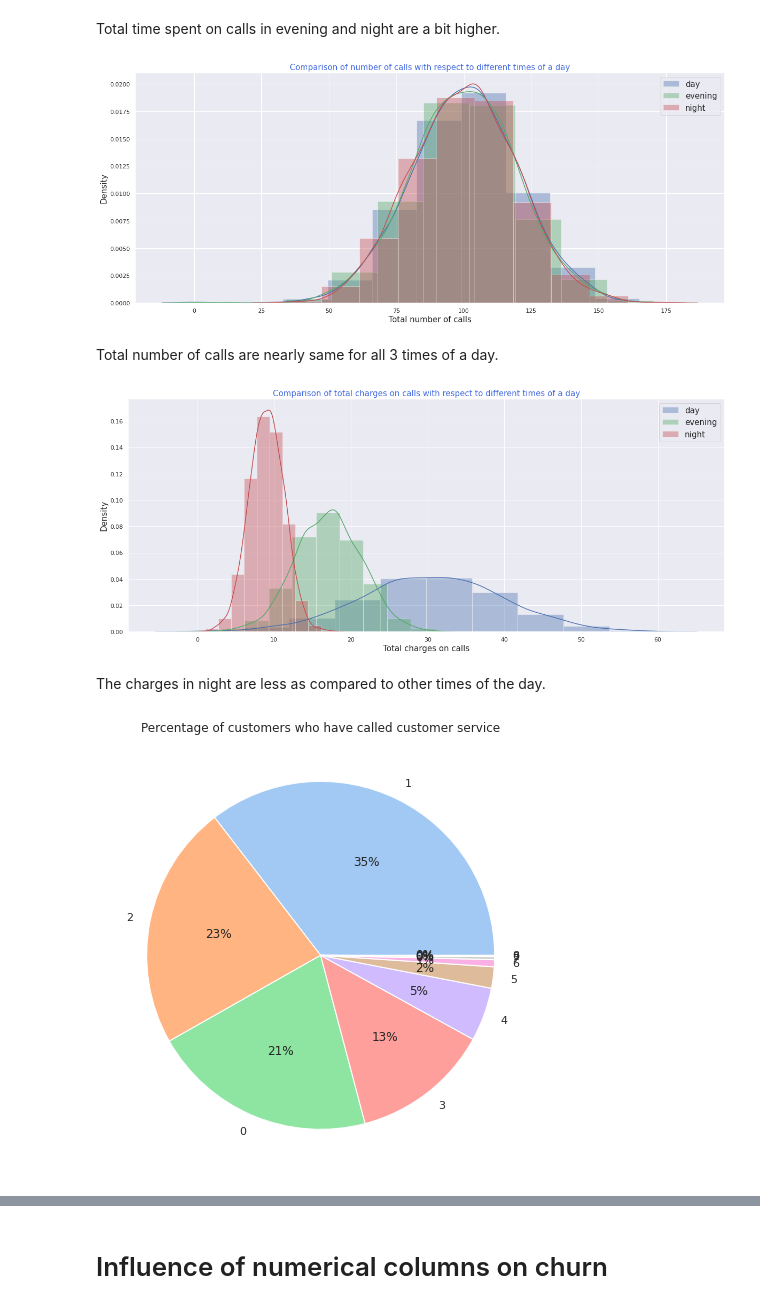
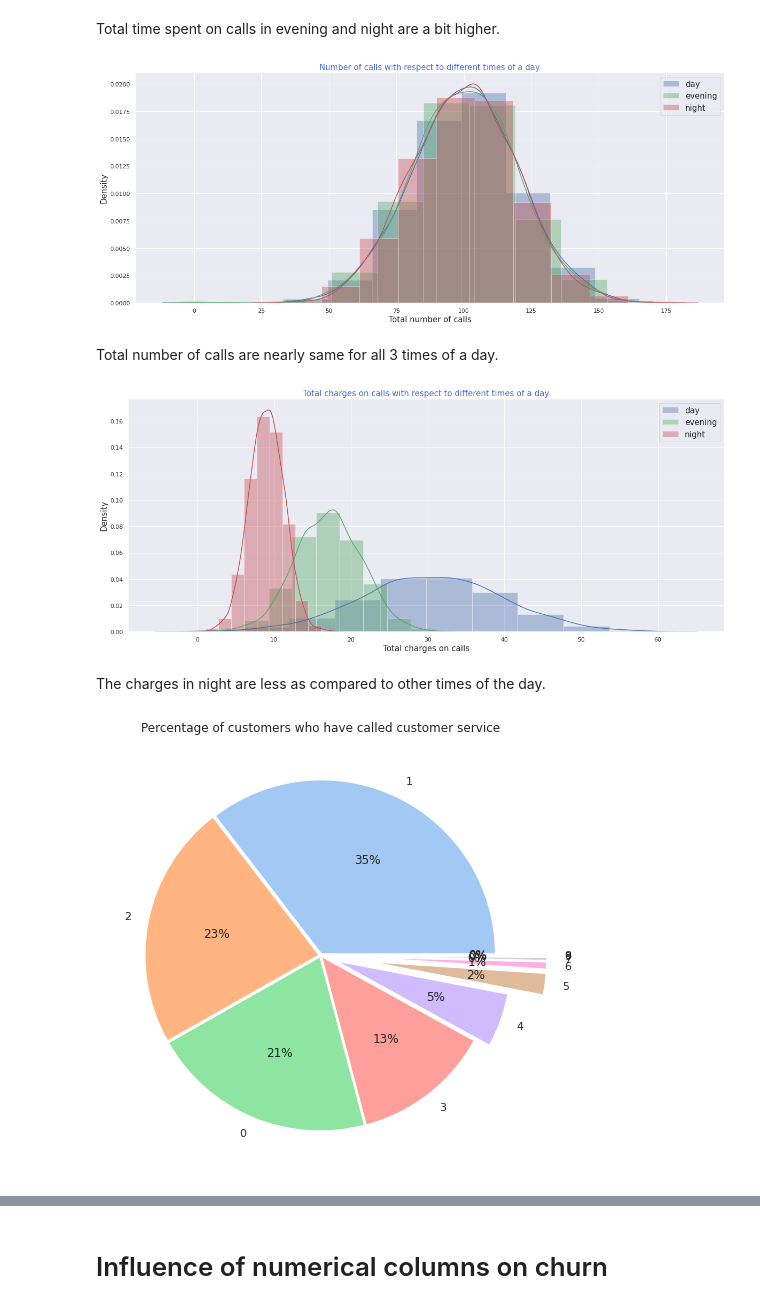
Before and after one commit to OmPrakashGH/Telecom-churn, a Jupyter notebook: Telecom_Churn_Analysis_Capstone_Project.ipynb, the cells around one changed output, grey strips where cells are left out. Saved outputs shown, nothing was run; the diff lists cells and outputs as text; code cells hidden in the pictures.

```diff
--- a/Telecom_Churn_Analysis_Capstone_Project.ipynb
+++ b/Telecom_Churn_Analysis_Capstone_Project.ipynb
@@ -169,41 +186,46 @@ plt.show()
 # %% [markdown]
 Total time spent on calls in evening and night are a bit higher.
 # %%
+# Comparison of number of calls with respect to different times of a day using distplot
 sns.set(rc={'figure.figsize':(20,8)})
 sns.distplot(df['Total day calls'],bins = 10,label = 'day')
 sns.distplot(df['Total eve calls'],bins = 10, color = 'g',label = 'evening')
 sns.distplot(df['Total night calls'], bins = 10, color = 'r',label = 'night')
 plt.xlabel("Total number of calls",size = 15)
 plt.ylabel("Density",size = 15)
-plt.title("Comparison of number of calls with respect to different times of a day",size = 15, color = 'royalblue')
+plt.title("Number of calls with respect to different times of a day",size = 15, color = 'royalblue')
 plt.legend(fontsize=15)
 plt.show()
 # %% [output]
-[figure, old version]
+[figure, new version]
 # %% [markdown]
 Total number of calls are nearly same for all 3 times of a day.
 # %%
+# Comparison of total charges on calls with respect to different times of a day using distplot
+
 sns.set(rc={'figure.figsize':(20,8)})
 sns.distplot(df['Total day charge'],bins = 10,label = 'day')
 sns.distplot(df['Total eve charge'],bins = 10, color = 'g',label = 'evening')
 sns.distplot(df['Total night charge'], bins = 10, color = 'r',label = 'night')
 plt.xlabel("Total charges on calls",size = 15)
 plt.ylabel("Density",size = 15)
-plt.title("Comparison of total charges on calls with respect to different times of a day",size = 15, color = 'royalblue')
+plt.title("Total charges on calls with respect to different times of a day",size = 15, color = 'royalblue')
 plt.legend(fontsize=15)
 plt.show()
 # %% [output]
-[figure, old version]
+[figure, new version]
 # %% [markdown]
 The charges in night are less as compared to other times of the day.
 # %%
 #defining Seaborn color palette to use
+sns.set(rc={'figure.figsize':(40,8)})
 colors = sns.color_palette('pastel')[0:9]
 
-#creating pie chart
-plt.pie(df['Customer service calls'].value_counts(), labels = df['Customer service calls'].value_counts().keys(),colors = colors, autopct='%.0f%%')
+#creating pie chart for customer service column
+plt.pie(df['Customer service calls'].value_counts(), labels = df['Customer service calls'].value_counts().keys(),
+        explode = (0.01,0.01,0.01,0.01,0.1,0.3,0.3,0.3,0.3,0.3), colors = colors, autopct='%.0f%%')
 plt.title('Percentage of customers who have called customer service')
 plt.show()
 # %% [output]
-[figure, old version]
+[figure, new version]
 # %% [markdown]
```
Also changed, not shown: parts of 25 cells of this notebook.
